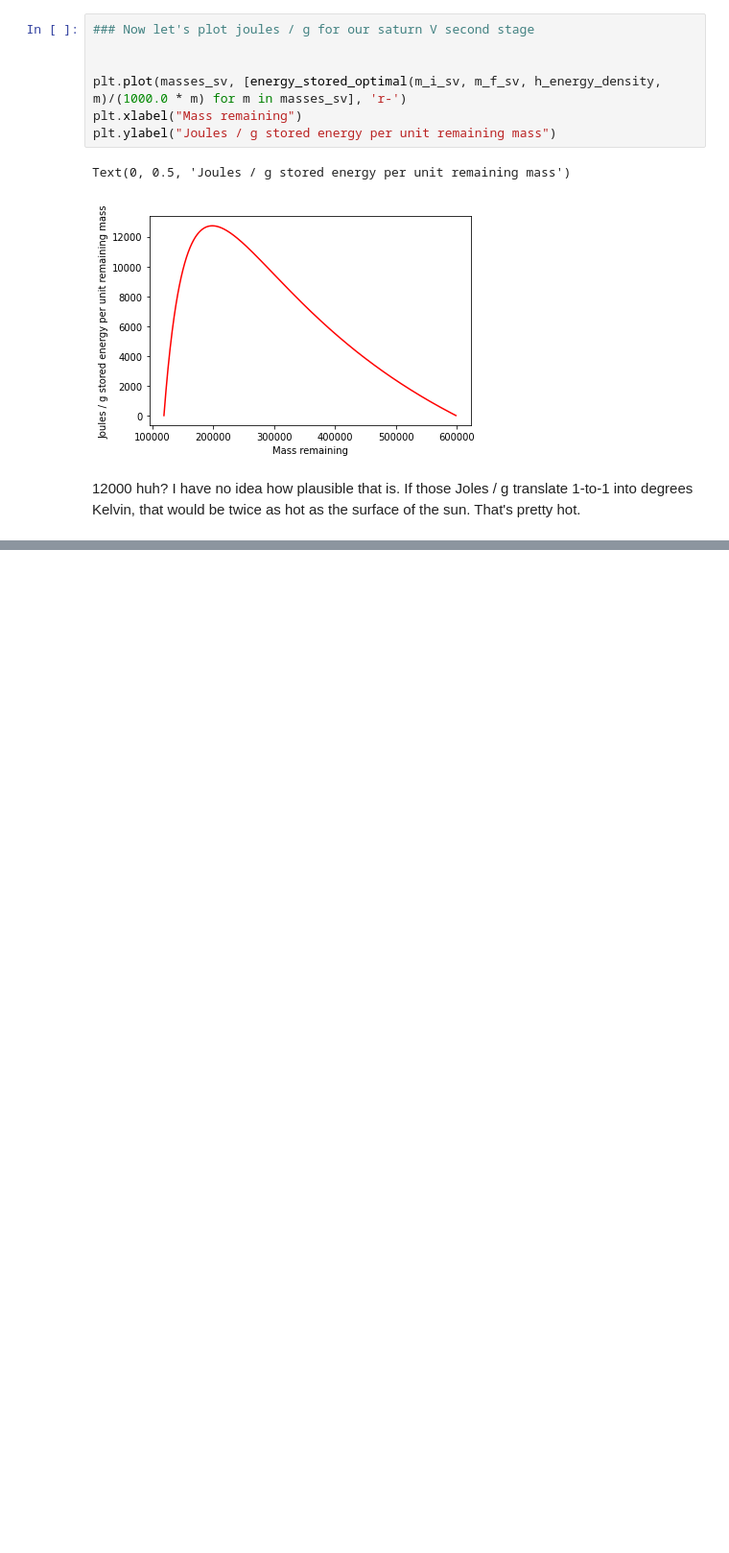
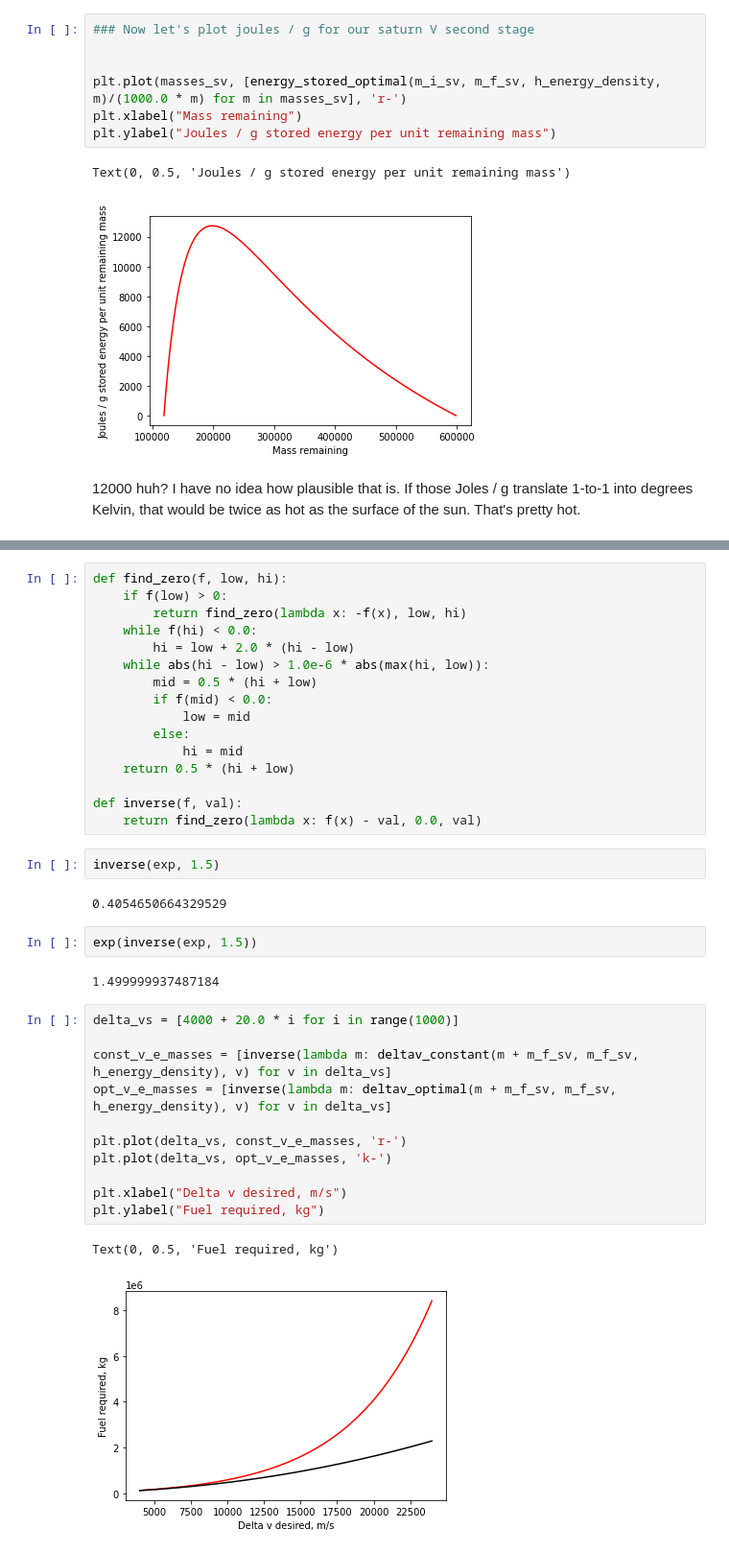
Before and after one commit to mds2/rocketry, a Jupyter notebook: rocket equations.ipynb, the cells around one changed output, grey strips where cells are left out. Shown at 96% size. Cells and saved outputs as stored; diff of their text form; blank space fills up the shorter version.

Commit message:
More energy calculations

```diff
--- a/rocket equations.ipynb
+++ b/rocket equations.ipynb
@@ -333,0 +347,38 @@ Text(0, 0.5, 'Joules / g stored energy per unit remaining mass')
+# %%
+def find_zero(f, low, hi):
+    if f(low) > 0:
+        return find_zero(lambda x: -f(x), low, hi)
+    while f(hi) < 0.0:
+        hi = low + 2.0 * (hi - low)
+    while abs(hi - low) > 1.0e-6 * abs(max(hi, low)):
+        mid = 0.5 * (hi + low)
+        if f(mid) < 0.0:
+            low = mid
+        else:
+            hi = mid
+    return 0.5 * (hi + low)
+
+def inverse(f, val):
+    return find_zero(lambda x: f(x) - val, 0.0, val)
+# %%
+inverse(exp, 1.5)
+# %% [output]
+0.4054650664329529
+# %%
+exp(inverse(exp, 1.5))
+# %% [output]
+1.499999937487184
+# %%
+delta_vs = [4000 + 20.0 * i for i in range(1000)]
+
+const_v_e_masses = [inverse(lambda m: deltav_constant(m + m_f_sv, m_f_sv, h_energy_density), v) for v in delta_vs]
+opt_v_e_masses = [inverse(lambda m: deltav_optimal(m + m_f_sv, m_f_sv, h_energy_density), v) for v in delta_vs]
+
+plt.plot(delta_vs, const_v_e_masses, 'r-')
+plt.plot(delta_vs, opt_v_e_masses, 'k-')
+
+plt.xlabel("Delta v desired, m/s")
+plt.ylabel("Fuel required, kg")
+# %% [output]
+Text(0, 0.5, 'Fuel required, kg')
+[figure, added]
```
Also changed, not shown: parts of 9 cells of this notebook.
